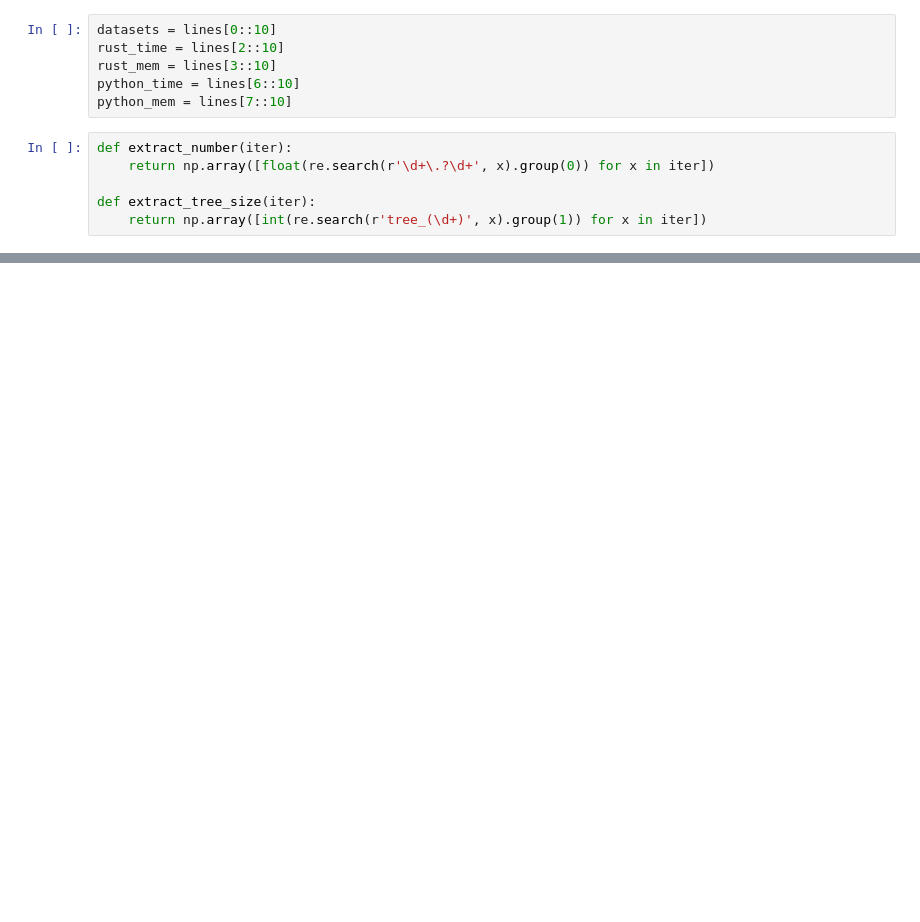
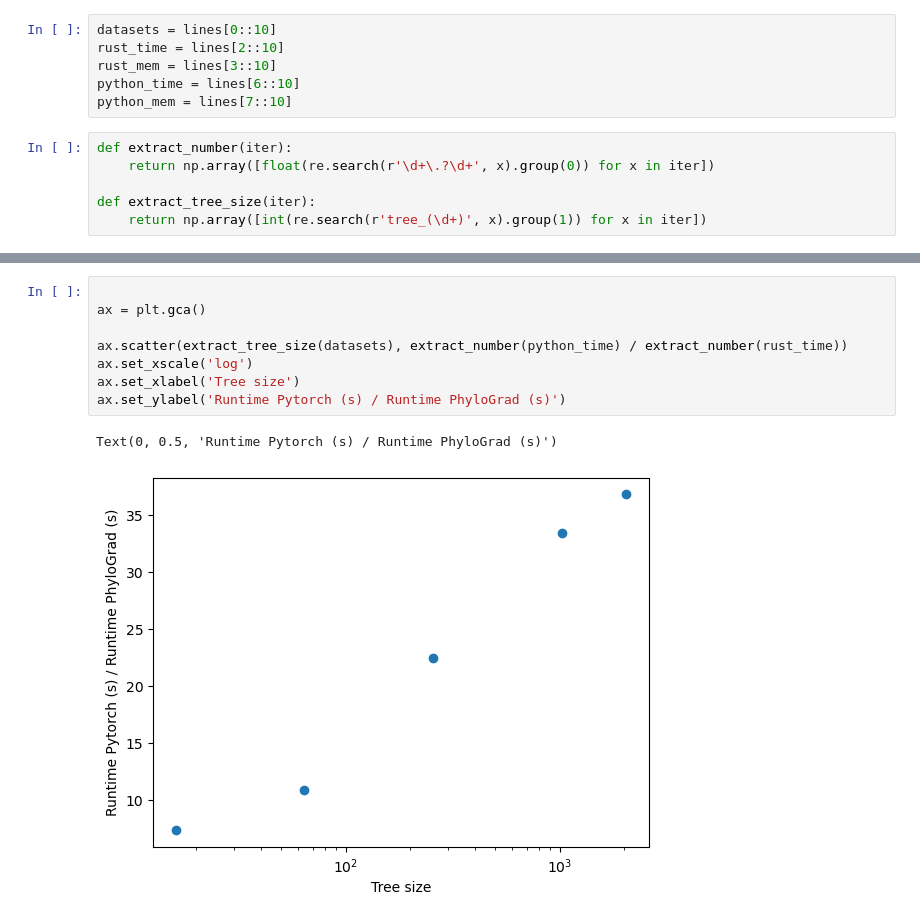
Before and after one commit to soedinglab/phylo_grad, a Jupyter notebook: plot.ipynb, the cells around one changed output, grey strips where cells are left out. Drawn from its saved outputs; the diff is of its cells as text; blank space fills up the shorter version.

```diff
--- a/plot.ipynb
+++ b/plot.ipynb
@@ -50,3 +50,14 @@ ax.legend()
+# %%
+
+ax = plt.gca()
+
+ax.scatter(extract_tree_size(datasets), extract_number(python_time) / extract_number(rust_time))
+ax.set_xscale('log')
+ax.set_xlabel('Tree size')
+ax.set_ylabel('Runtime Pytorch (s) / Runtime PhyloGrad (s)')
+# %% [output]
+Text(0, 0.5, 'Runtime Pytorch (s) / Runtime PhyloGrad (s)')
+[figure, added]
 # %%
 ax = plt.gca()
 
```
Also changed, not shown: parts of 7 cells of this notebook, 2 other files.
